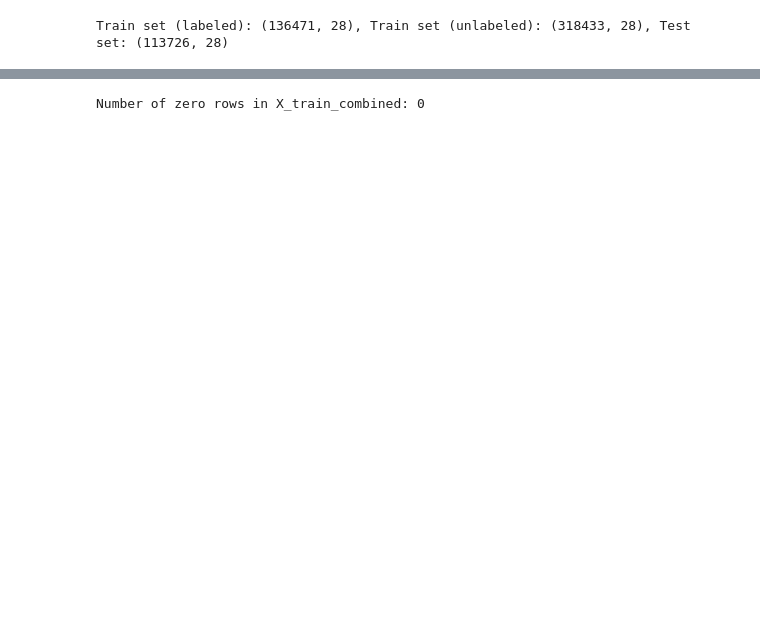
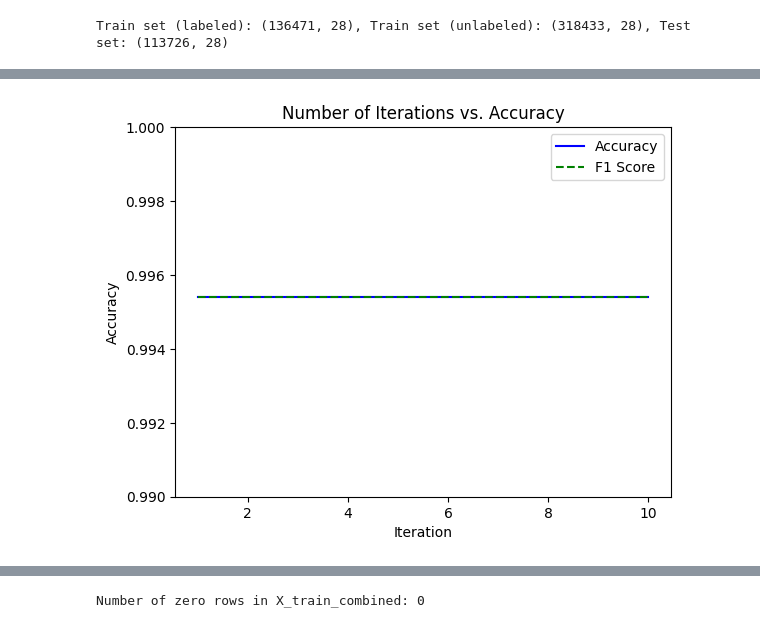
Before and after one commit to hylke35/PatternRecognition, a Jupyter notebook: task2.ipynb, the cells around one changed output, grey strips where cells are left out. Saved outputs shown, nothing was run; the diff lists cells and outputs as text; code cells hidden in the pictures; blank space fills up the shorter version.

Commit message:
Final code version, maybe need to add some graphs

```diff
--- a/task2.ipynb
+++ b/task2.ipynb
@@ -77,0 +57,22 @@ weighted avg       1.00      1.00      1.00    113726
+# %%
+#Best parameters: {'C': 10, 'degree': 2, 'gamma': 'scale', 'kernel': 'rbf'}
+best_svm = SVC(C=10, degree=2, gamma='scale', kernel='rbf')
+
+num_repeats = 10
+accuracies_base = []
+f1scores_base = []
+iterations = []
+
+for i in range(num_repeats):
+
+    best_svm.fit(X_train_lab, y_train_lab)
+    y_pred_test = best_svm.predict(X_test)
+
+    accuracy = accuracy_score(y_test, y_pred_test)
+    f1 = f1_score(y_test, y_pred_test)
+    f1scores_base.append(f1)
+    accuracies_base.append(accuracy)
+
+    iterations.append(i + 1)
+
+    print(f'Run {i+1}: Accuracy = {accuracy:.4f}, F1 Score: {f1:.4f}')
@@ -78,3 +90,15 @@ weighted avg       1.00      1.00      1.00    113726
+# %%
+plt.plot(iterations, accuracies_base, marker='', linestyle='-', label='Accuracy', color='blue')
+plt.plot(iterations, f1scores_base, marker='', linestyle='--', label='F1 Score', color='green')
+plt.ylim([0.99, 1.0])
+
+plt.xlabel('Iteration')
+plt.ylabel('Accuracy')
+plt.title('Number of Iterations vs. Accuracy')
+plt.legend()
+plt.show()
+# %% [output]
+[figure, added]
 # %%
 y_train_unlab[:] = -1
 
```
Also changed, not shown: parts of 8 cells of this notebook.
